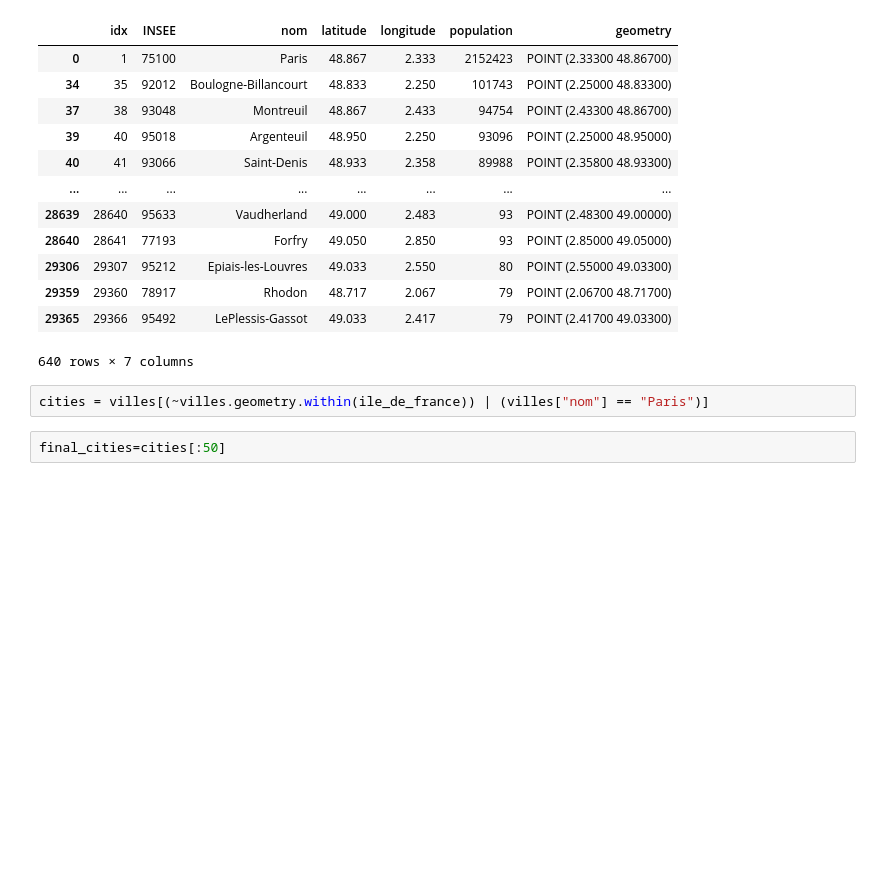
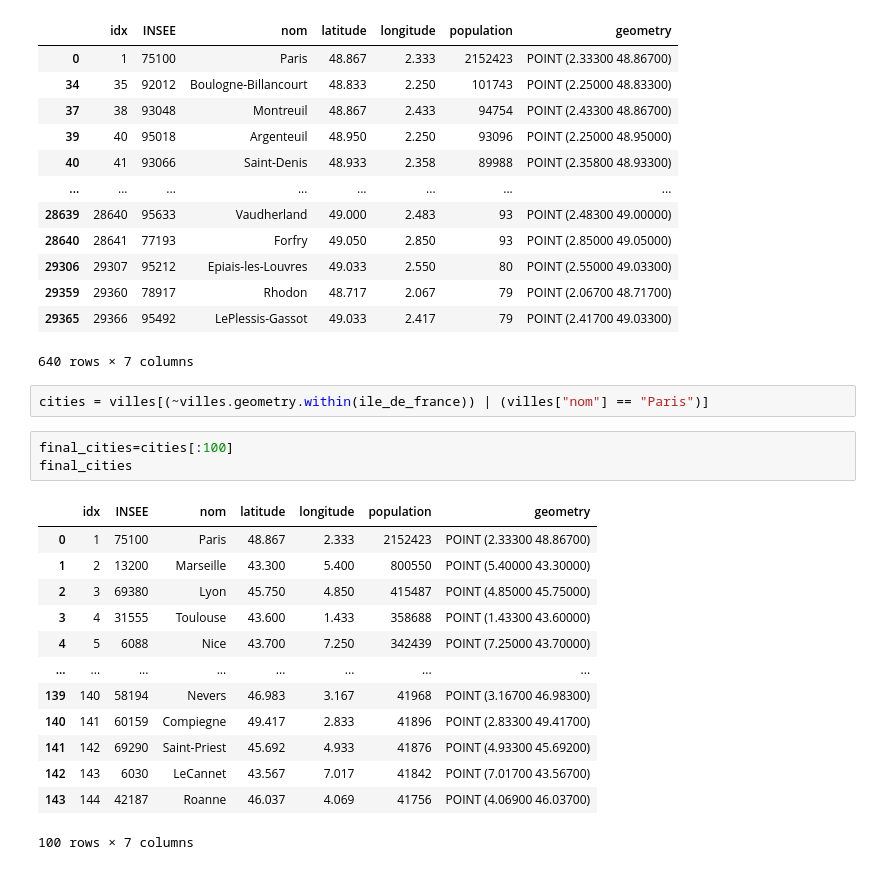
Before and after one commit to adelebrgx/ShortestPath-HubLabelling, a Jupyter notebook: Main.ipynb, the cells around one changed output. Saved outputs shown, nothing was run; the diff lists cells and outputs as text; blank space fills up the shorter version.

```diff
--- a/Main.ipynb
+++ b/Main.ipynb
@@ -44,7 +44,22 @@ villes[villes.geometry.within(ile_de_france)]
 # %%
 cities = villes[(~villes.geometry.within(ile_de_france)) | (villes["nom"] == "Paris")]
 # %%
-final_cities=cities[:50]
+final_cities=cities[:100]
+final_cities
+# %% [output]
+|  | idx | INSEE | nom | latitude | longitude | population | geometry |
+| 0 | 1 | 75100 | Paris | 48.867 | 2.333 | 2152423 | POINT (2.33300 48.86700) |
+| 1 | 2 | 13200 | Marseille | 43.300 | 5.400 | 800550 | POINT (5.40000 43.30000) |
+| 2 | 3 | 69380 | Lyon | 45.750 | 4.850 | 415487 | POINT (4.85000 45.75000) |
+| 3 | 4 | 31555 | Toulouse | 43.600 | 1.433 | 358688 | POINT (1.43300 43.60000) |
+| 4 | 5 | 6088 | Nice | 43.700 | 7.250 | 342439 | POINT (7.25000 43.70000) |
+| ... | ... | ... | ... | ... | ... | ... | ... |
+| 139 | 140 | 58194 | Nevers | 46.983 | 3.167 | 41968 | POINT (3.16700 46.98300) |
+| 140 | 141 | 60159 | Compiegne | 49.417 | 2.833 | 41896 | POINT (2.83300 49.41700) |
+| 141 | 142 | 69290 | Saint-Priest | 45.692 | 4.933 | 41876 | POINT (4.93300 45.69200) |
+| 142 | 143 | 6030 | LeCannet | 43.567 | 7.017 | 41842 | POINT (7.01700 43.56700) |
+| 143 | 144 | 42187 | Roanne | 46.037 | 4.069 | 41756 | POINT (4.06900 46.03700) |
+100 rows × 7 columns
 # %%
 final_cities.plot()
 # %% [output]
```
Also changed, not shown: parts of 7 cells of this notebook.
